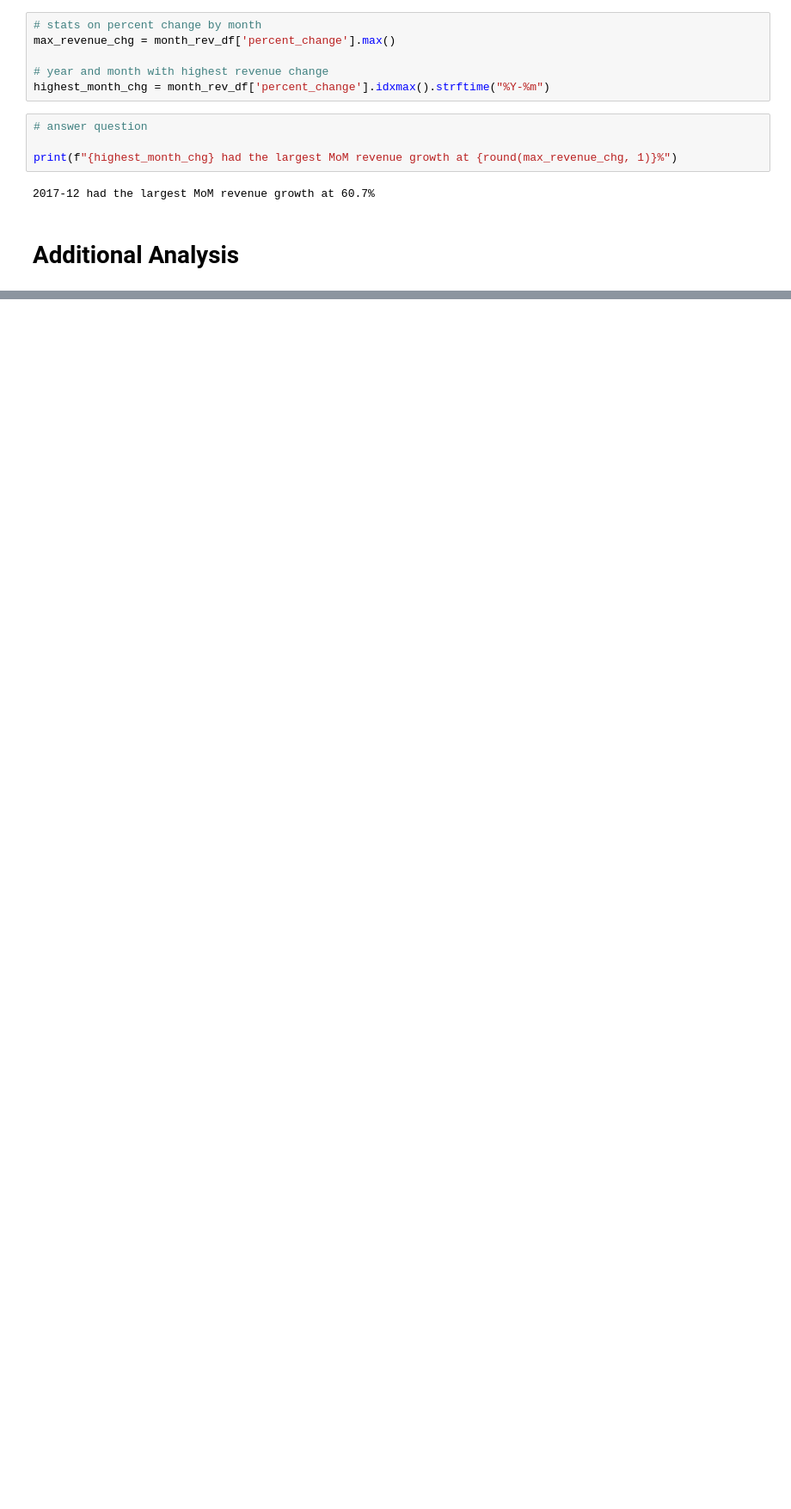
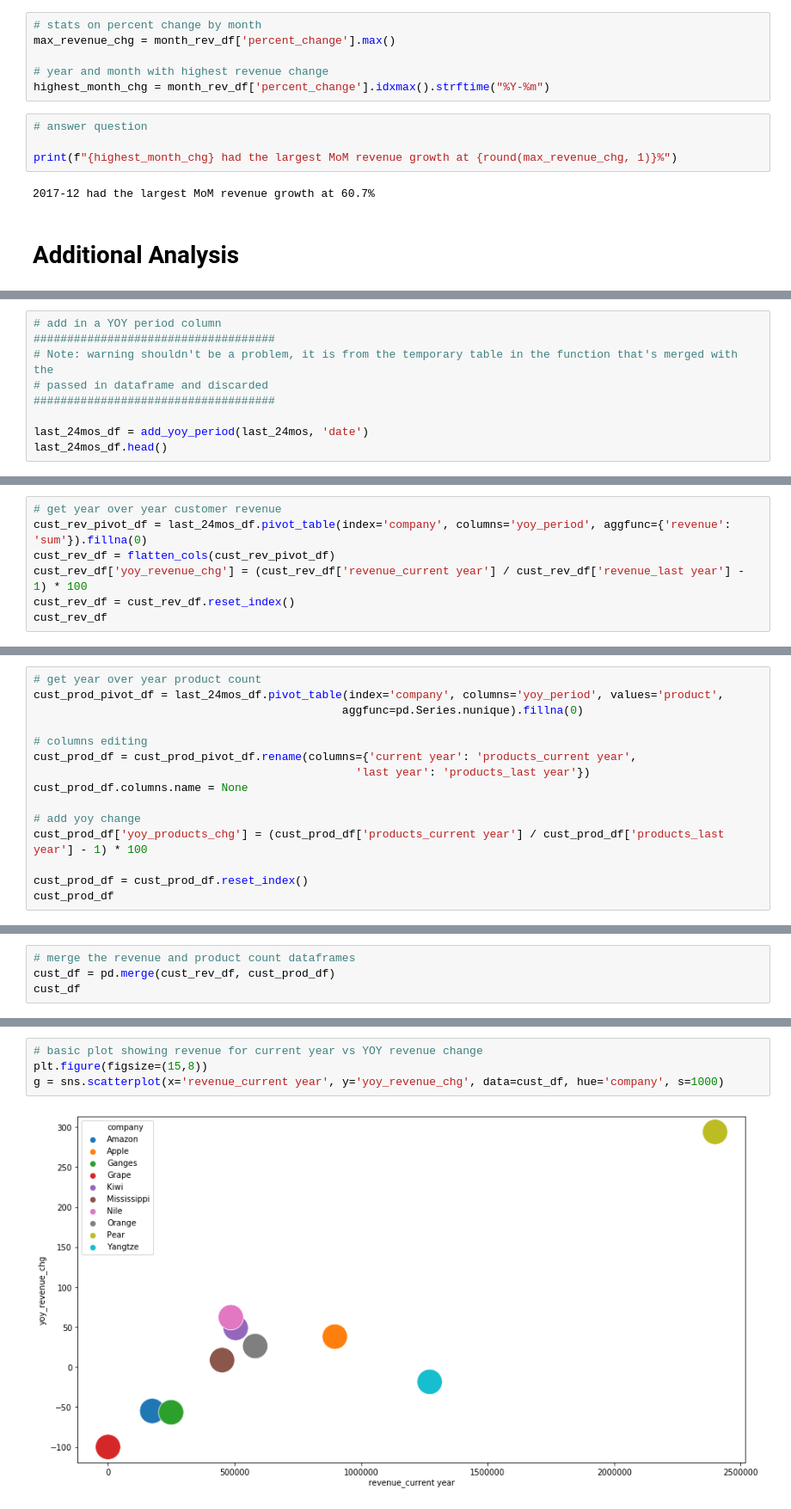
Before and after one commit to admiral810/data_sample_analysis, a Jupyter notebook: data_analysis_notebook.ipynb, the cells around one changed output, grey strips where cells are left out. Shown: that part at 86% size. Saved outputs shown, nothing was run; the diff lists cells and outputs as text; blank space fills up the shorter version.

```diff
--- a/data_analysis_notebook.ipynb
+++ b/data_analysis_notebook.ipynb
@@ -289,0 +407,9 @@ print(f"{highest_month_chg} had the largest MoM revenue growth at {round(max_rev
+# %%
+# add in a YOY period column
+####################################
+# Note: warning shouldn't be a problem, it is from the temporary table in the function that's merged with the
+# passed in dataframe and discarded
+####################################
+
+last_24mos_df = add_yoy_period(last_24mos, 'date')
+last_24mos_df.head()
@@ -289,0 +441,7 @@ print(f"{highest_month_chg} had the largest MoM revenue growth at {round(max_rev
+# %%
+# get year over year customer revenue
+cust_rev_pivot_df = last_24mos_df.pivot_table(index='company', columns='yoy_period', aggfunc={'revenue': 'sum'}).fillna(0)
+cust_rev_df = flatten_cols(cust_rev_pivot_df)
+cust_rev_df['yoy_revenue_chg'] = (cust_rev_df['revenue_current year'] / cust_rev_df['revenue_last year'] - 1) * 100
+cust_rev_df = cust_rev_df.reset_index()
+cust_rev_df
@@ -289,0 +460,15 @@ print(f"{highest_month_chg} had the largest MoM revenue growth at {round(max_rev
+# %%
+# get year over year product count
+cust_prod_pivot_df = last_24mos_df.pivot_table(index='company', columns='yoy_period', values='product',
+                                              aggfunc=pd.Series.nunique).fillna(0)
+
+# columns editing
+cust_prod_df = cust_prod_pivot_df.rename(columns={'current year': 'products_current year',
+                                                'last year': 'products_last year'})
+cust_prod_df.columns.name = None
+
+# add yoy change
+cust_prod_df['yoy_products_chg'] = (cust_prod_df['products_current year'] / cust_prod_df['products_last year'] - 1) * 100
+
+cust_prod_df = cust_prod_df.reset_index()
+cust_prod_df
@@ -289,0 +487,4 @@ print(f"{highest_month_chg} had the largest MoM revenue growth at {round(max_rev
+# %%
+# merge the revenue and product count dataframes
+cust_df = pd.merge(cust_rev_df, cust_prod_df)
+cust_df
@@ -289,0 +503,6 @@ print(f"{highest_month_chg} had the largest MoM revenue growth at {round(max_rev
+# %%
+# basic plot showing revenue for current year vs YOY revenue change
+plt.figure(figsize=(15,8))
+g = sns.scatterplot(x='revenue_current year', y='yoy_revenue_chg', data=cust_df, hue='company', s=1000)
+# %% [output]
+[figure, added]
```
Also changed, not shown: parts of 38 cells of this notebook, 2 other files.
